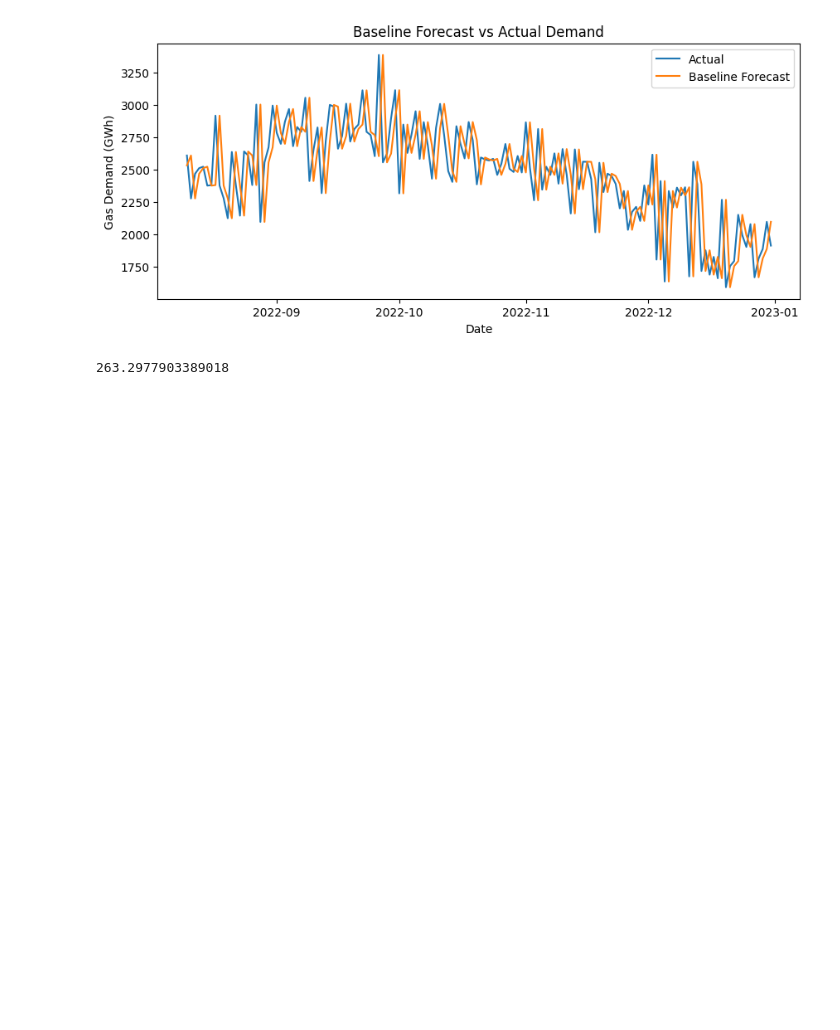
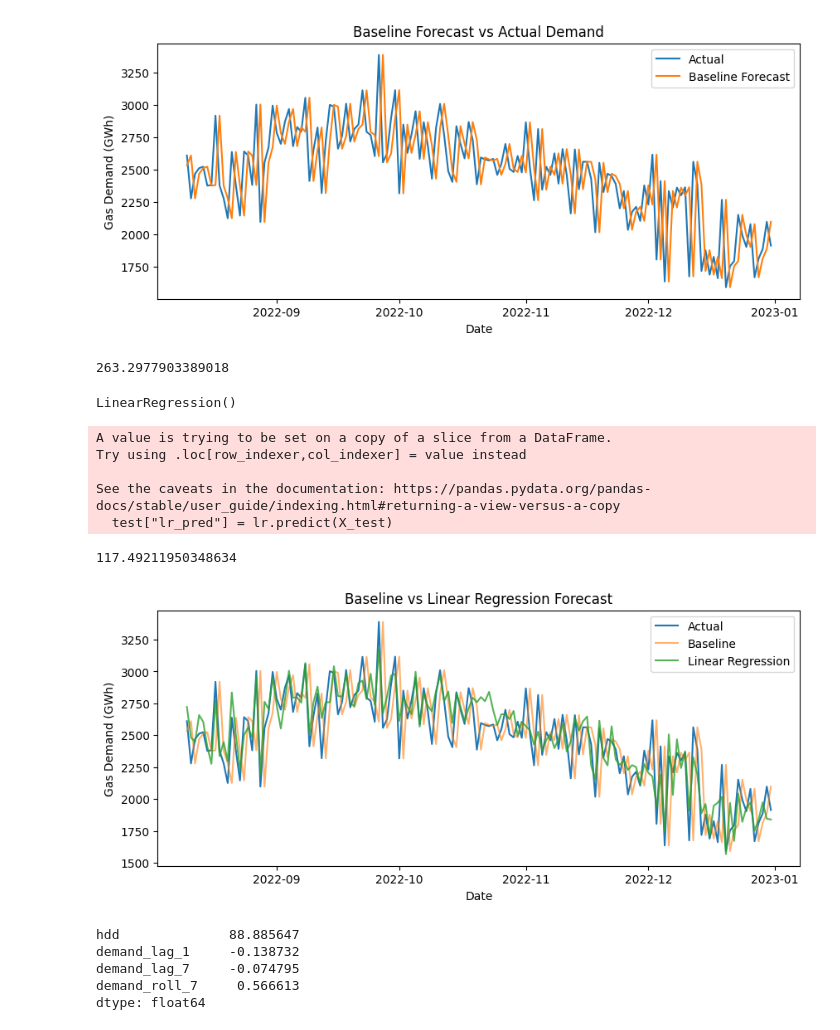
Before and after one commit to xdityx/xoserve-uk-gas-demand-forecasting, a Jupyter notebook: notebooks/data_exploration.ipynb, the cells around one changed output. Drawn from its saved outputs; the diff is of its cells as text; code cells hidden in the pictures; blank space fills up the shorter version.

Commit message:
Add linear regression demand forecast and beat baseline MAE

```diff
--- a/notebooks/data_exploration.ipynb
+++ b/notebooks/data_exploration.ipynb
@@ -184,0 +188,53 @@ mae_baseline
+# %%
+features = [
+    "hdd",
+    "demand_lag_1",
+    "demand_lag_7",
+    "demand_roll_7"
+]
+
+X_train = train[features]
+y_train = train["demand_gwh"]
+
+X_test = test[features]
+y_test = test["demand_gwh"]
+# %%
+lr = LinearRegression()
+lr.fit(X_train, y_train)
+# %% [output]
+LinearRegression()
+# %%
+test["lr_pred"] = lr.predict(X_test)
+# %% [output]
+A value is trying to be set on a copy of a slice from a DataFrame.
+Try using .loc[row_indexer,col_indexer] = value instead
+
+See the caveats in the documentation: https://pandas.pydata.org/pandas-docs/stable/user_guide/indexing.html#returning-a-view-versus-a-copy
+  test["lr_pred"] = lr.predict(X_test)
+# %%
+mae_lr = mean_absolute_error(y_test, test["lr_pred"])
+mae_lr
+# %% [output]
+117.49211950348634
+# %%
+import matplotlib.pyplot as plt
+
+plt.figure(figsize=(10, 4))
+plt.plot(test["date"], y_test, label="Actual")
+plt.plot(test["date"], test["baseline_pred"], label="Baseline", alpha=0.6)
+plt.plot(test["date"], test["lr_pred"], label="Linear Regression", alpha=0.8)
+plt.legend()
+plt.title("Baseline vs Linear Regression Forecast")
+plt.xlabel("Date")
+plt.ylabel("Gas Demand (GWh)")
+plt.show()
+# %% [output]
+[figure, added]
+# %%
+pd.Series(lr.coef_, index=features)
+# %% [output]
+hdd              88.885647
+demand_lag_1     -0.138732
+demand_lag_7     -0.074795
+demand_roll_7     0.566613
+dtype: float64
```
Also changed, not shown: parts of 1 cell of this notebook.
